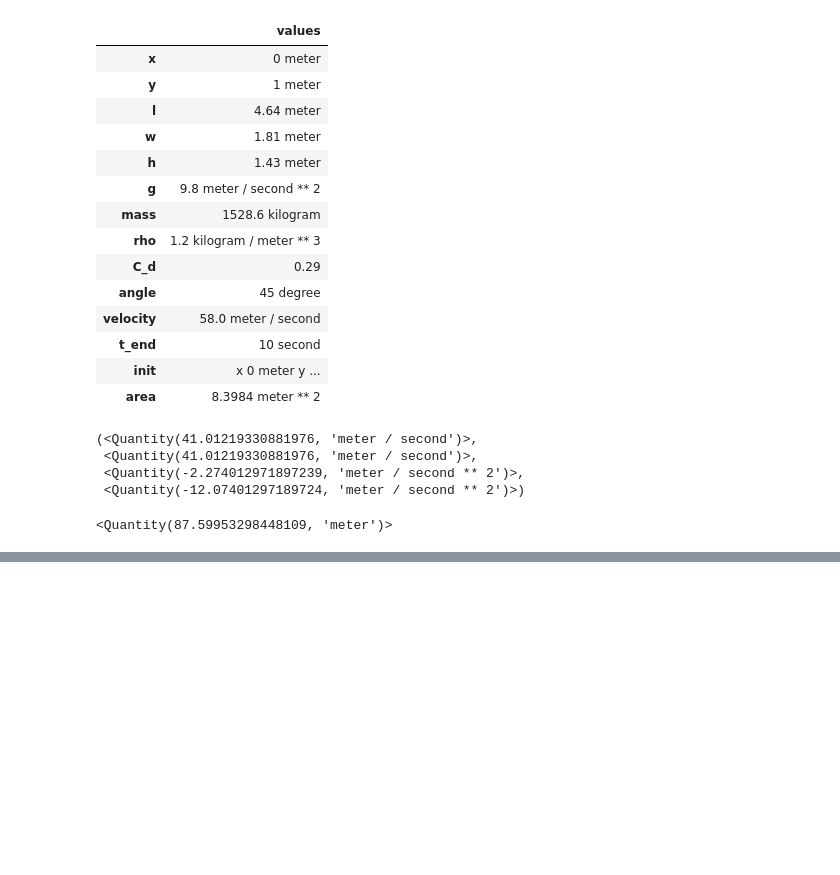
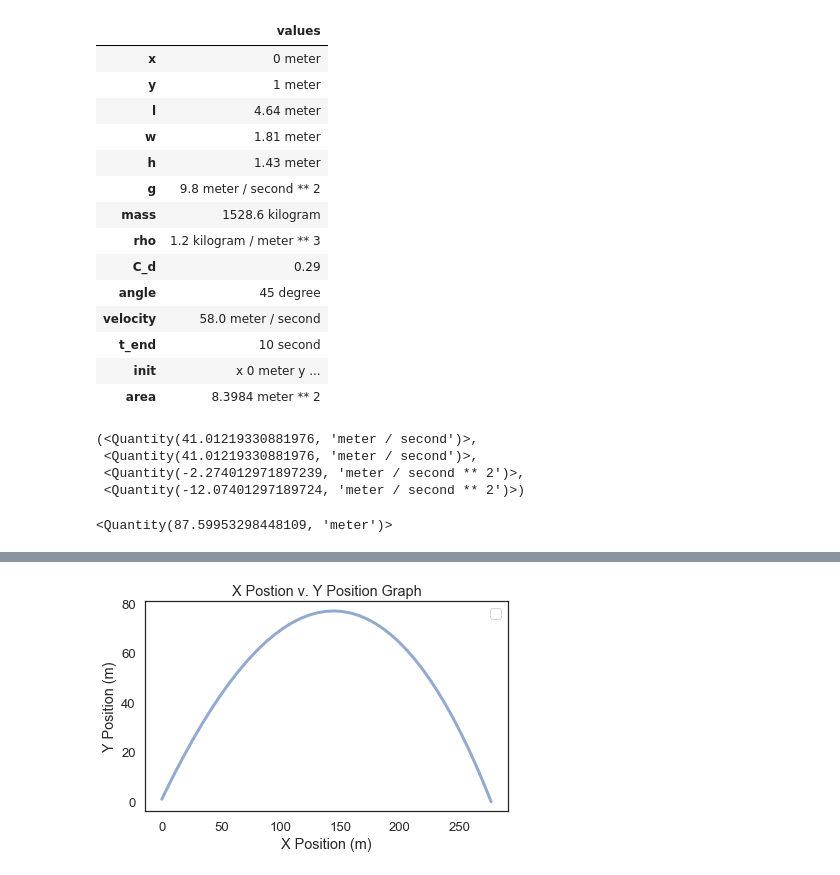
Before and after one commit to Riya-1/ModSim-Project3, a Jupyter notebook: Project 3 - Odalys and Riya.ipynb, the cells around one changed output, grey strips where cells are left out. Saved outputs shown, nothing was run; the diff lists cells and outputs as text; code cells hidden in the pictures; blank space fills up the shorter version.

```diff
--- a/Project 3 - Odalys and Riya.ipynb
+++ b/Project 3 - Odalys and Riya.ipynb
@@ -169,0 +229,8 @@ decorate(xlabel='Time (s)',
+# %%
+plot (results.x, results.y)
+
+decorate(title='X Postion v. Y Position Graph',
+         xlabel='X Position (m)',
+         ylabel='Y Position (m)')
+# %% [output]
+[figure, added]
```
Also changed, not shown: parts of 8 cells of this notebook.
